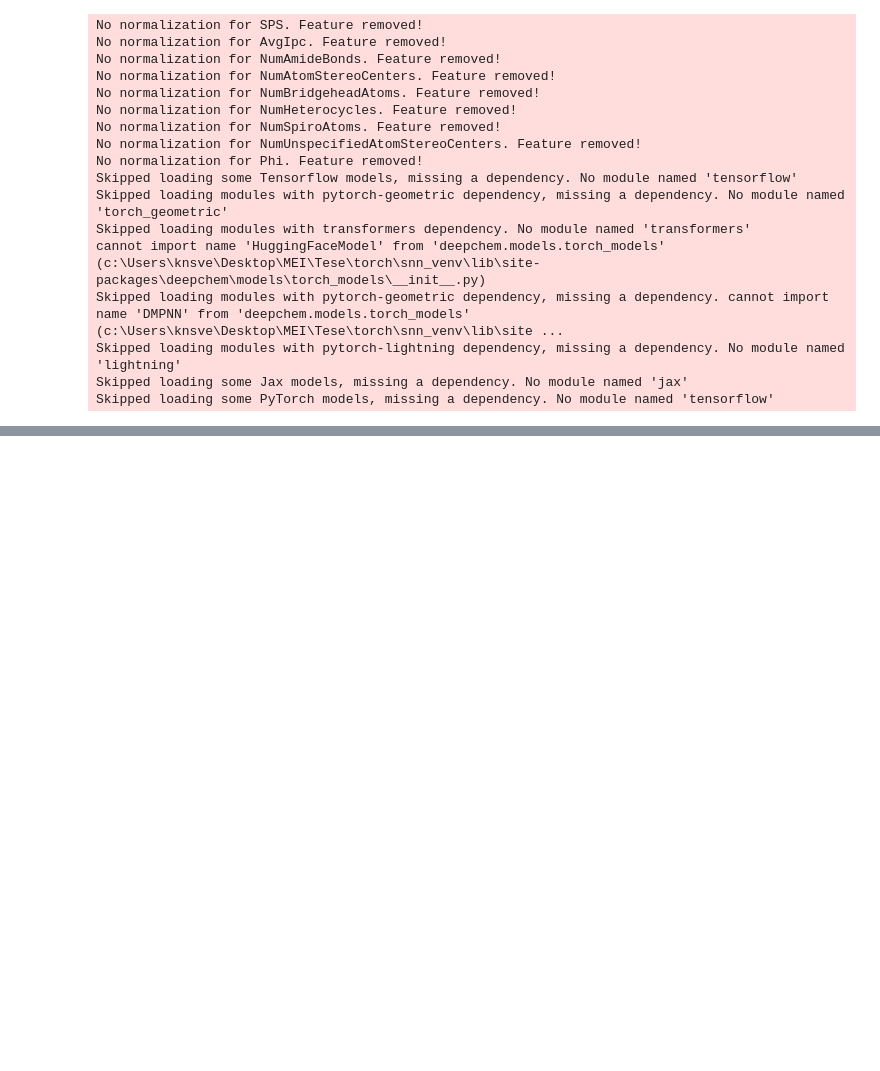
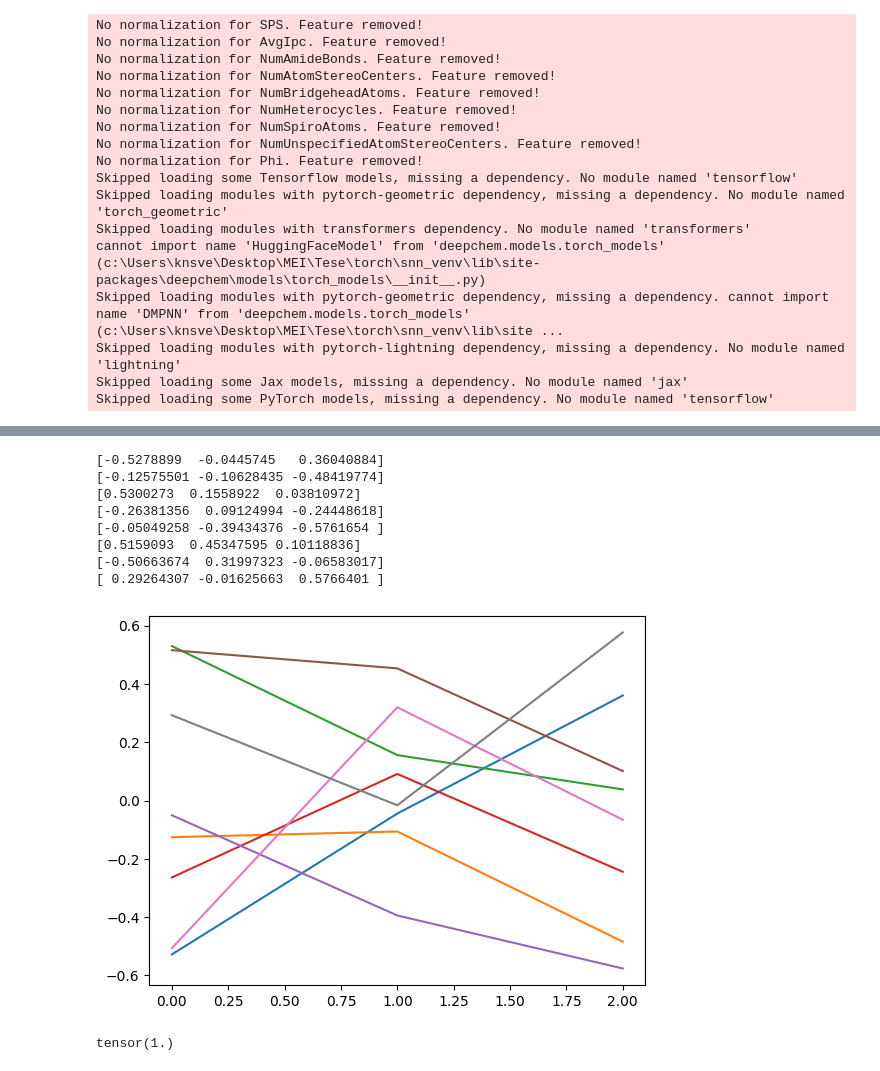
Before and after one commit to Dinu-Bosii/tese, a Jupyter notebook: snn/test.ipynb, the cells around one changed output, grey strips where cells are left out. Saved outputs shown, nothing was run; the diff lists cells and outputs as text; code cells hidden in the pictures; blank space fills up the shorter version.

```diff
--- a/snn/test.ipynb
+++ b/snn/test.ipynb
@@ -61,0 +69,32 @@ Injury, poisoning and procedural complications 1427 0.66
+# %%
+import torch
+import torch.nn as nn
+import matplotlib.pyplot as plt
+
+# Define a Conv1D layer
+conv1d = nn.Conv1d(in_channels=1, out_channels=8, kernel_size=3, dilation=2)
+
+# Get the weights (kernels)
+kernels = conv1d.weight.detach().cpu().numpy()  # Shape: (out_channels, in_channels, kernel_size)
+
+# Plot the kernels
+for i, kernel in enumerate(kernels):
+
+    print(kernel[0])
+    plt.plot(kernel[0], label=f'Filter {i}')
+# %% [output]
+[-0.5278899  -0.0445745   0.36040884]
+[-0.12575501 -0.10628435 -0.48419774]
+[0.5300273  0.1558922  0.03810972]
+[-0.26381356  0.09124994 -0.24448618]
+[-0.05049258 -0.39434376 -0.5761654 ]
+[0.5159093  0.45347595 0.10118836]
+[-0.50663674  0.31997323 -0.06583017]
+[ 0.29264307 -0.01625663  0.5766401 ]
+[figure, added]
+# %%
+import snntorch as snn
+neuron = snn.Leaky(beta=0.95)
+print(neuron.threshold)
+# %% [output]
+tensor(1.)
```
Also changed, not shown: parts of 3 cells of this notebook, 55 other files.
